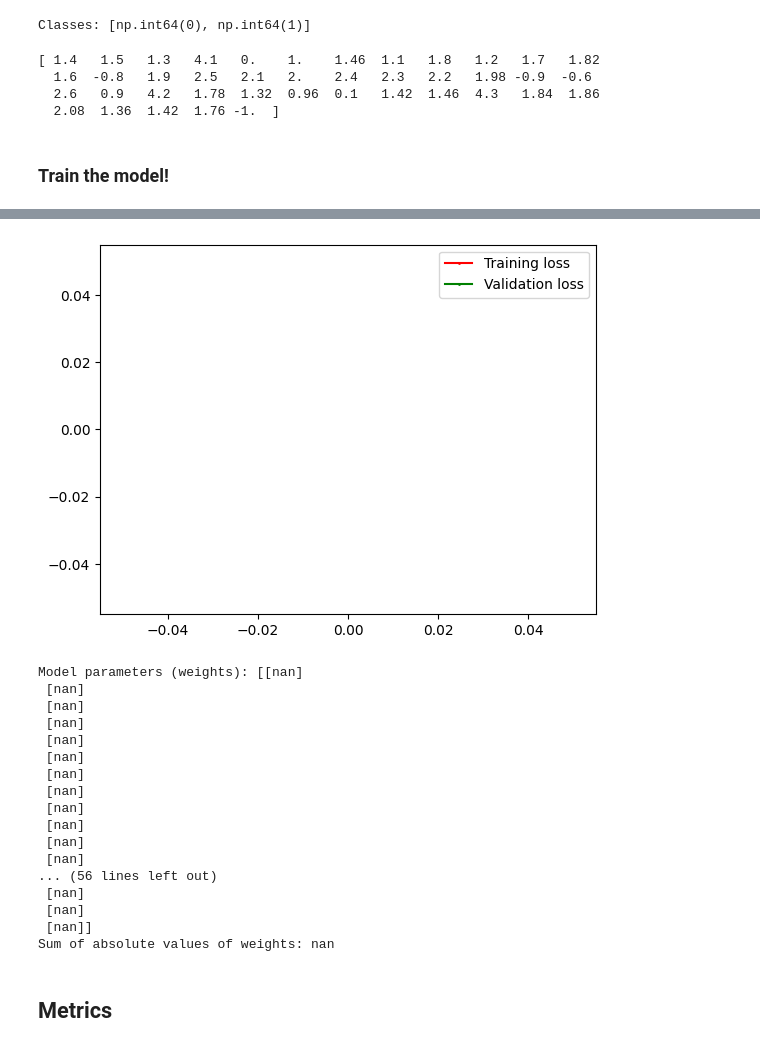
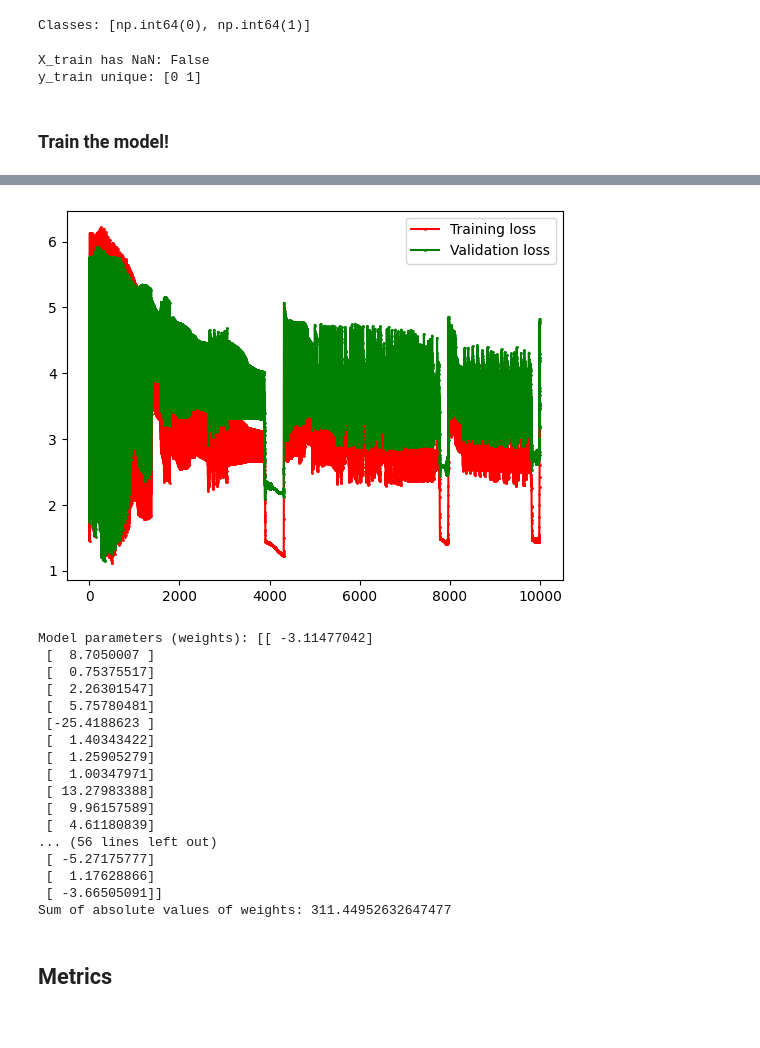
Before and after one commit to JanaAlisa2010/Jana_DM2026-Assignment-2, a Jupyter notebook: Real_World_Classification.ipynb, the cells around one changed output, grey strips where cells are left out. Cells and saved outputs as stored; diff of their text form; code cells hidden in the pictures.

```diff
--- a/Real_World_Classification.ipynb
+++ b/Real_World_Classification.ipynb
@@ -244,12 +244,11 @@ X_train, X_test, y_train, y_test = train_test_split(
 # %% [output]
 Classes: [np.int64(0), np.int64(1)]
 # %%
-print(pd.Series(y).unique())
+print("X_train has NaN:", np.isnan(X_train).any())
+print("y_train unique:", np.unique(y_train))
 # %% [output]
-[ 1.4   1.5   1.3   4.1   0.    1.    1.46  1.1   1.8   1.2   1.7   1.82
-  1.6  -0.8   1.9   2.5   2.1   2.    2.4   2.3   2.2   1.98 -0.9  -0.6
-  2.6   0.9   4.2   1.78  1.32  0.96  0.1   1.42  1.46  4.3   1.84  1.86
-  2.08  1.36  1.42  1.76 -1.  ]
+X_train has NaN: False
+y_train unique: [0 1]
 # %% [markdown]
 ### Train the model!
 # %%
@@ -268,7 +267,7 @@ grad_fn = logloss_sigmoid_grad
 
 np.random.seed(seed)
 model = LinearModel(dim=X_train.shape[1], is_reg=False, loss_fn=loss_fn, act_fn=act_fn, grad_fn=grad_fn)
-model.fit(X_train, y_train, lr=0.1, n_iteration=10000, val_ratio=0.2, reg_type='l2', reg_lambda=0.01)
+model.fit(X_train, y_train, lr=0.1, n_iteration=10000, val_ratio=0.2, reg_type='', reg_lambda=0)
 
 # print model parameters
 print("Model parameters (weights):", model.W)
@@ -295,21 +294,21 @@ print("Sum of absolute values of weights:", np.sum(np.abs(model.W)))
-[figure, old version]
+[figure, new version]
-Model parameters (weights): [[nan]
- [nan]
- [nan]
- [nan]
- [nan]
- [nan]
- [nan]
- [nan]
- [nan]
- [nan]
- [nan]
- [nan]
+Model parameters (weights): [[ -3.11477042]
+ [  8.7050007 ]
+ [  0.75375517]
+ [  2.26301547]
+ [  5.75780481]
+ [-25.4188623 ]
+ [  1.40343422]
+ [  1.25905279]
+ [  1.00347971]
+ [ 13.27983388]
+ [  9.96157589]
+ [  4.61180839]
 ... (56 lines left out)
- [nan]
- [nan]
- [nan]]
-Sum of absolute values of weights: nan
+ [ -5.27175777]
+ [  1.17628866]
+ [ -3.66505091]]
+Sum of absolute values of weights: 311.44952632647477
 # %% [markdown]
 ## Metrics
 # %%
```
Also changed, not shown: parts of 2 cells of this notebook, 2 other files.
